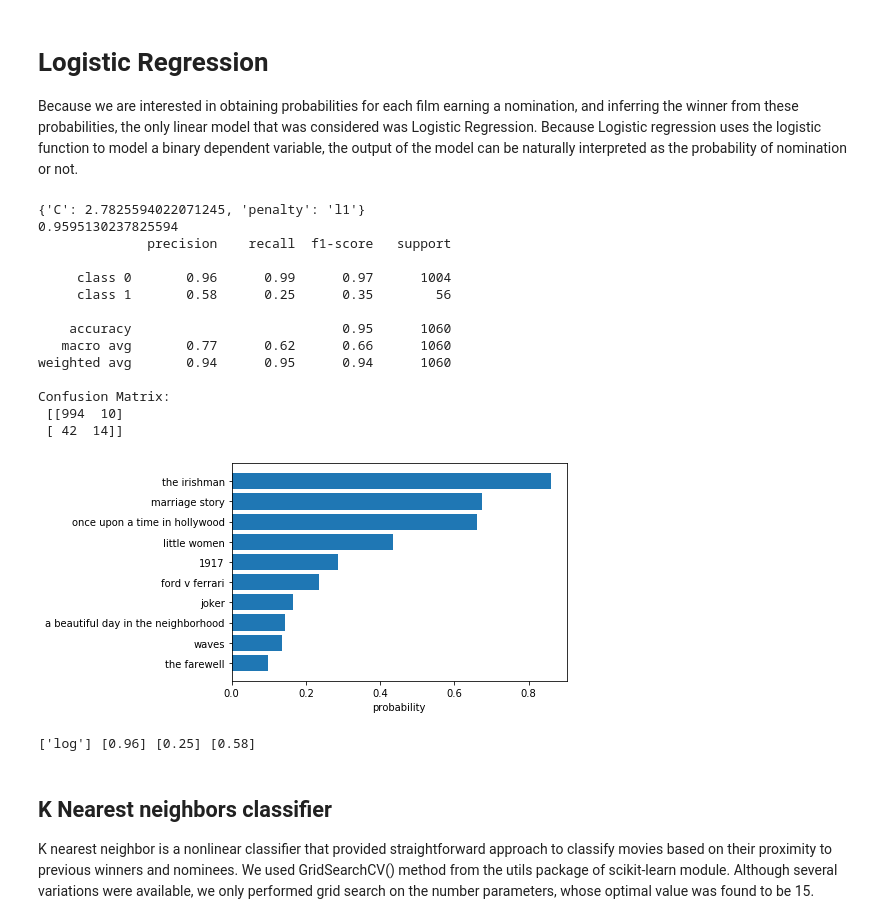
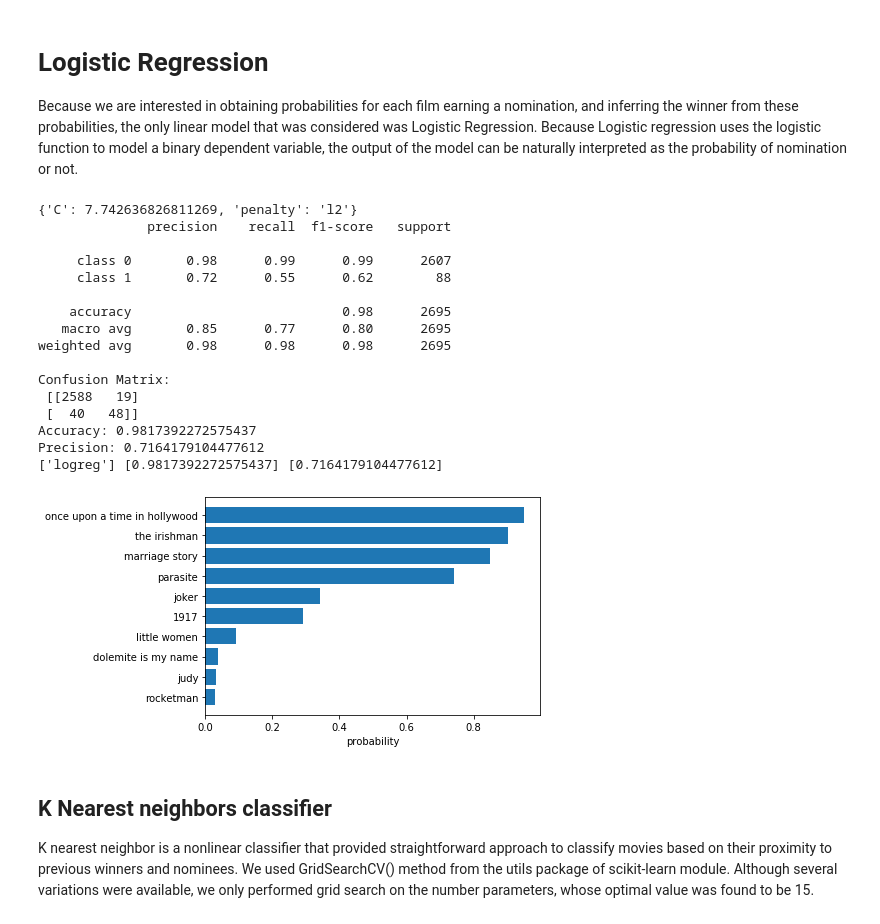
Before and after one commit to ronsg83/Capstone-1, a Jupyter notebook: 4_Prediction.ipynb, the cells around one changed output. Drawn from its saved outputs; the diff is of its cells as text; code cells hidden in the pictures.

```diff
--- a/4_Prediction.ipynb
+++ b/4_Prediction.ipynb
@@ -129,6 +151,7 @@ def normalize_by_year(df, columns, _how = 'max'):
 print(DF_main.columns)
 normalize_columns = ['n_votes', 'imdb_rating', 'metscore', 'rotten_tomatoes',
                      'cast_size', 'genre_span', 'cast_size', 'running_time']
+DF = normalize_by_year(DF_main, predictor_columns, 'max')
+DF.fillna('0',inplace=True)
 # DF = normalize_by_year(DF_main, normalize_columns, 'max')
-DF = normalize_by_year(DF_main, normalize_columns, 'max')
 # %% [output]
@@ -157,17 +181,30 @@ Index(['imdbID', 'title', 'year', 'n_votes', 'imdb_rating', 'budget',
 # %%
-DFX = DF[(DF.year >=1960)&(DF.year < 2019)][ID_columns + predictor_columns + target_columns]
-print("predictor columns:",predictor_columns)
-print("target columns:",target_columns)
+# Pre 2019 (predictor) movies
+
+# Predictor matrix
+DF1 = DF[(DF.year >=1960)&(DF.year < 2019)]
+DFX = DF1.loc[:,ID_columns + predictor_columns + target_columns]
+X = DFX[predictor_columns]
+print("X shape:",X.shape)
 
 
-y = (DFX.win > 1)|(DFX.nom>3) # 2 wins of 4 nominations
-y = np.array([int(z) for z in y])
-DFX['target'] = y
+#Target matrix
+awards_map = {'W':1, 'N':1, 'WN':1, 'O':0}
+category = 'picture'
+y = DF1[category].map(awards_map).values
 y = y[:,np.newaxis]
 print("y shape:", y.shape)
-X = DFX[predictor_columns]
 
-DFX_2019 = DF[DF.year == 2019][ID_columns + predictor_columns + target_columns]
+
+# y = (DFX.win > 1)|(DFX.nom>3) # 2 wins of 4 nominations
+# y = np.array([int(z) for z in y])
+# DFX['target'] = y
+# y = y[:,np.newaxis]
+# print("y shape:", y.shape)
+
+# Now for 2019 (target) movies
+DFX_2019 = DF[DF.year == 2019]
+DFX_2019 = DFX_2019.loc[:,ID_columns + predictor_columns + target_columns]
 X_2019 = DFX_2019[predictor_columns]
 print("X_2019 shape:",X_2019.shape)
 
@@ -206,52 +252,61 @@ Because we are interested in obtaining probabilities for each film earning a nom
 # %%
 log = LogisticRegression(random_state=0)
 penalty = ['l1', 'l2']
 C = np.logspace(0, 4, 10)
 hyperparameters = dict(C=C, penalty=penalty)
 log_cv = GridSearchCV(log, hyperparameters, cv=5, verbose=0)
 log_cv.fit(X, y)
 y_pred = log_cv.predict(X_2019)
 y_prob = log_cv.predict_proba(X_2019)[:,1]
 DFX_2019.loc[:,'predicted_probability_log'] = y_prob
 x = DFX_2019.sort_values(by='predicted_probability_log', ascending=False).head(10)
 clear_output()
 
 ### Performance evaluation
 log_cv.fit(X_train, y_train)
 y_pred = log_cv.predict(X_test)
 target_names = ['class 0', 'class 1']
 clear_output()
 x = x.iloc[::-1,:]
 print(log_cv.best_params_)
-print(log_cv.score(X, y))
+
 plt.barh(x['title'], x['predicted_probability_log'])
 plt.xlabel('probability')
 print(classification_report(y_test, y_pred, target_names=target_names))
 print("Confusion Matrix:\n", confusion_matrix(y_test, y_pred))
+
+acc_score = log_cv.score(X, y)
+prec_score = precision_score(y_test, y_pred, labels= 'class 1')
+print("Accuracy:", acc_score)
+print("Precision:",prec_score)
+name.append('logreg')
+precision.append(prec_score)
+accuracy.append(acc_score)
+print(name, accuracy, precision)
 # %% [output]
-{'C': 2.7825594022071245, 'penalty': 'l1'}
-0.9595130237825594
+{'C': 7.742636826811269, 'penalty': 'l2'}
               precision    recall  f1-score   support
 
-     class 0       0.96      0.99      0.97      1004
-     class 1       0.58      0.25      0.35        56
+     class 0       0.98      0.99      0.99      2607
+     class 1       0.72      0.55      0.62        88
 
-    accuracy                           0.95      1060
-   macro avg       0.77      0.62      0.66      1060
-weighted avg       0.94      0.95      0.94      1060
+    accuracy                           0.98      2695
+   macro avg       0.85      0.77      0.80      2695
+weighted avg       0.98      0.98      0.98      2695
 
 Confusion Matrix:
- [[994  10]
- [ 42  14]]
+ [[2588   19]
+ [  40   48]]
+Accuracy: 0.9817392272575437
+Precision: 0.7164179104477612
+['logreg'] [0.9817392272575437] [0.7164179104477612]
-[figure, old version]
+[figure, new version]
 # %%
-name.append('log')
-accuracy.append(0.96)
-recall.append(0.25)
-precision.append(0.58)
-print(name, accuracy, recall, precision)
+# name.append('log')
+# accuracy.append(0.96)
+# recall.append(0.25)
+# precision.append(0.58)
+# print(name, accuracy, recall, precision)
-# %% [output]
-['log'] [0.96] [0.25] [0.58]
 # %% [markdown]
 ## K Nearest neighbors classifier
 K nearest neighbor is a nonlinear classifier that provided straightforward approach to classify movies based on their proximity to previous winners and nominees. We used GridSearchCV() method from the utils package of scikit-learn module. Although several variations were available, we only performed grid search on the number parameters, whose optimal value was found to be 15.
```
Also changed, not shown: parts of 33 cells of this notebook.
